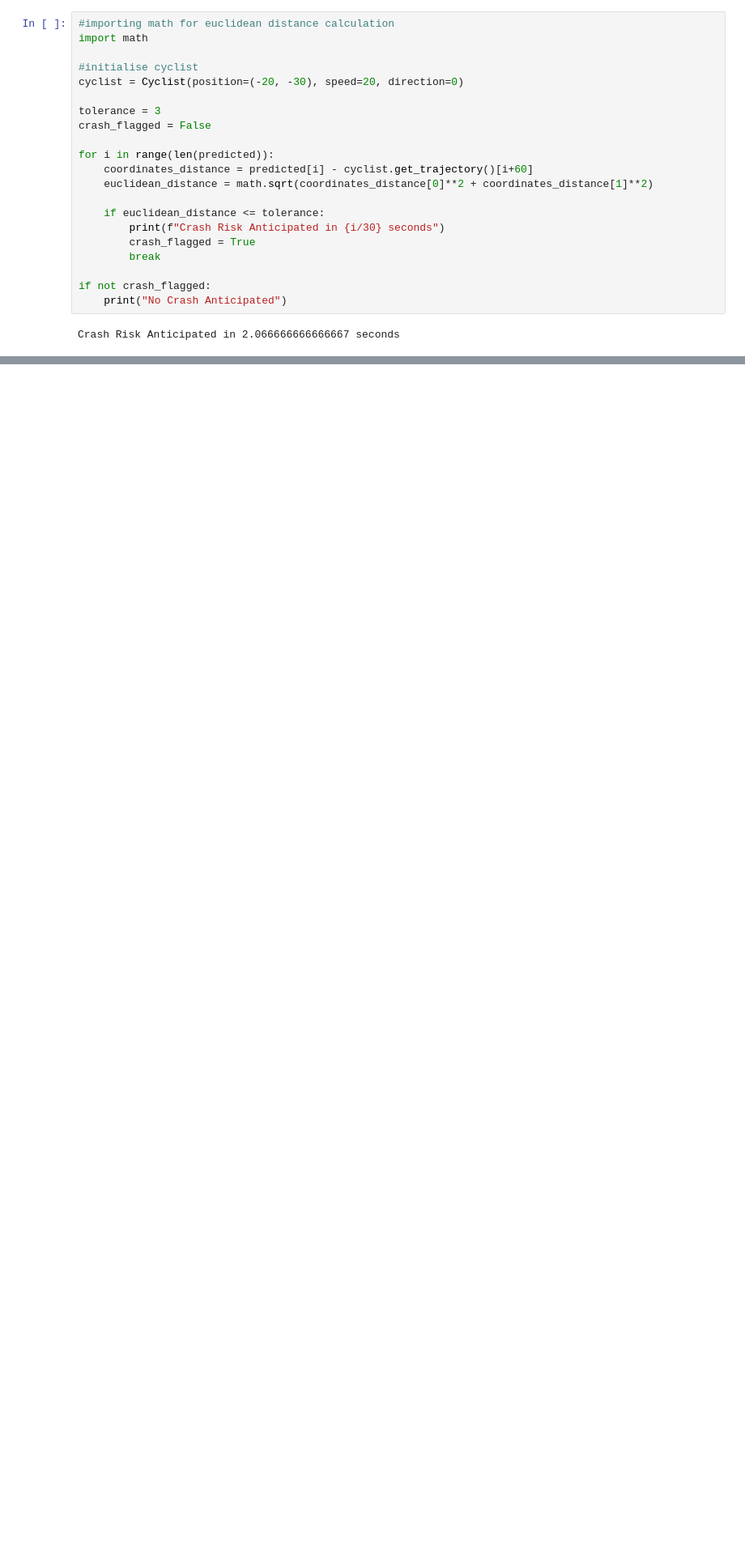
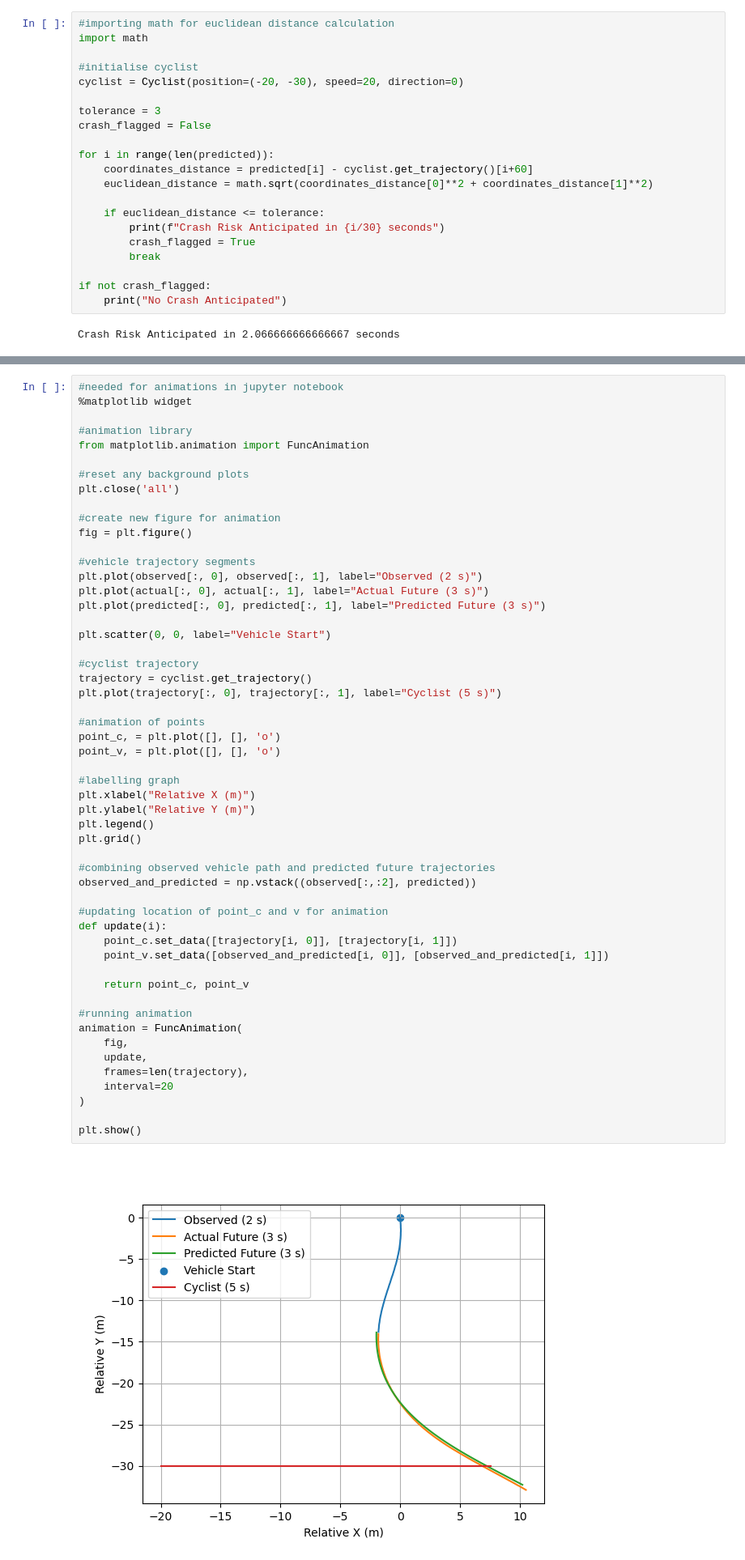
Before and after one commit to Isaac-Chua7/Vehicle-Trajectory-LSTM, a Jupyter notebook: LSTM_Practice.ipynb, the cells around one changed output, grey strips where cells are left out. Shown at 81% size. Cells and saved outputs as stored; diff of their text form; blank space fills up the shorter version.

```diff
--- a/LSTM_Practice.ipynb
+++ b/LSTM_Practice.ipynb
@@ -677,0 +679,55 @@ plt.show()
+# %%
+#needed for animations in jupyter notebook
+%matplotlib widget
+
+#animation library
+from matplotlib.animation import FuncAnimation
+
+#reset any background plots
+plt.close('all')
+
+#create new figure for animation
+fig = plt.figure()
+
+#vehicle trajectory segments
+plt.plot(observed[:, 0], observed[:, 1], label="Observed (2 s)")
+plt.plot(actual[:, 0], actual[:, 1], label="Actual Future (3 s)")
+plt.plot(predicted[:, 0], predicted[:, 1], label="Predicted Future (3 s)")
+
+plt.scatter(0, 0, label="Vehicle Start")
+
+#cyclist trajectory
+trajectory = cyclist.get_trajectory()
+plt.plot(trajectory[:, 0], trajectory[:, 1], label="Cyclist (5 s)")
+
+#animation of points
+point_c, = plt.plot([], [], 'o')
+point_v, = plt.plot([], [], 'o')
+
+#labelling graph
+plt.xlabel("Relative X (m)")
+plt.ylabel("Relative Y (m)")
+plt.legend()
+plt.grid()
+
+#combining observed vehicle path and predicted future trajectories
+observed_and_predicted = np.vstack((observed[:,:2], predicted))
+
+#updating location of point_c and v for animation
+def update(i):
+    point_c.set_data([trajectory[i, 0]], [trajectory[i, 1]])
+    point_v.set_data([observed_and_predicted[i, 0]], [observed_and_predicted[i, 1]])
+
+    return point_c, point_v
+
+#running animation
+animation = FuncAnimation(
+    fig,
+    update,
+    frames=len(trajectory),
+    interval=20
+)
+
+plt.show()
+# %% [output]
+[figure, added]
```
Also changed, not shown: parts of 3 cells of this notebook.
